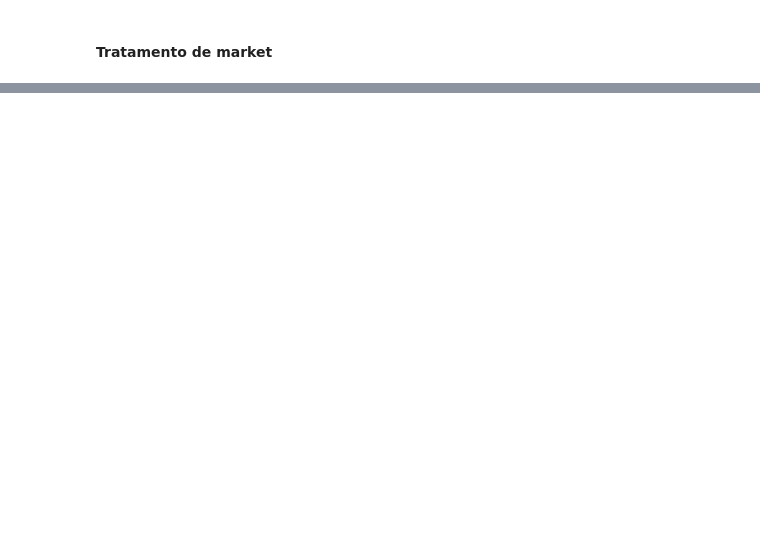
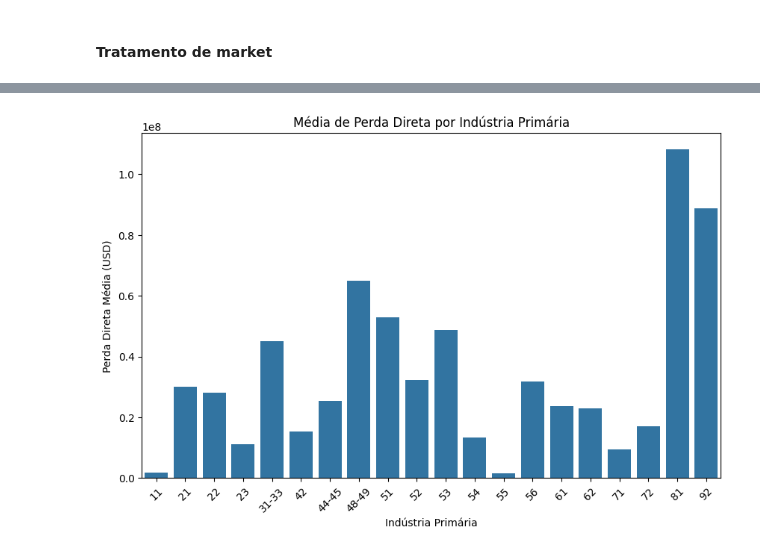
Before and after one commit to CoelhoGoes/pipeline-cybersecurity-breach-impact-dataset, a Jupyter notebook: src/main.ipynb, the cells around one changed output, grey strips where cells are left out. Saved outputs shown, nothing was run; the diff lists cells and outputs as text; code cells hidden in the pictures; blank space fills up the shorter version.

Commit message:
camada prata e visualizacoes

```diff
--- a/src/main.ipynb
+++ b/src/main.ipynb
@@ -293,0 +426,5 @@ df_market_bronze.head(5)
+# %%
+# Carregando datasets da camada prata para EDA
+df_incidents_prata = pd.read_parquet(PRATA_PATH / "incidents_prata.parquet")
+df_market_prata = pd.read_parquet(PRATA_PATH / "market_prata.parquet")
+df_financial_prata = pd.read_parquet(PRATA_PATH / "financial_prata.parquet")
@@ -293,0 +444,13 @@ df_market_bronze.head(5)
+# %%
+# Visualização 1: Média de perda direta por indústria primária (join incidents + financial)
+df_merged = pd.merge(df_incidents_prata, df_financial_prata, on='INCIDENT_ID', how='inner')
+loss_by_industry = df_merged.groupby('INDUSTRY_PRIMARY')['DIRECT_LOSS_USD'].mean().reset_index()
+plt.figure(figsize=(10, 6))
+sns.barplot(data=loss_by_industry, x='INDUSTRY_PRIMARY', y='DIRECT_LOSS_USD')
+plt.title('Média de Perda Direta por Indústria Primária')
+plt.xlabel('Indústria Primária')
+plt.ylabel('Perda Direta Média (USD)')
+plt.xticks(rotation=45)
+plt.show()
+# %% [output]
+[figure, added]
```
Also changed, not shown: parts of 28 cells of this notebook.
